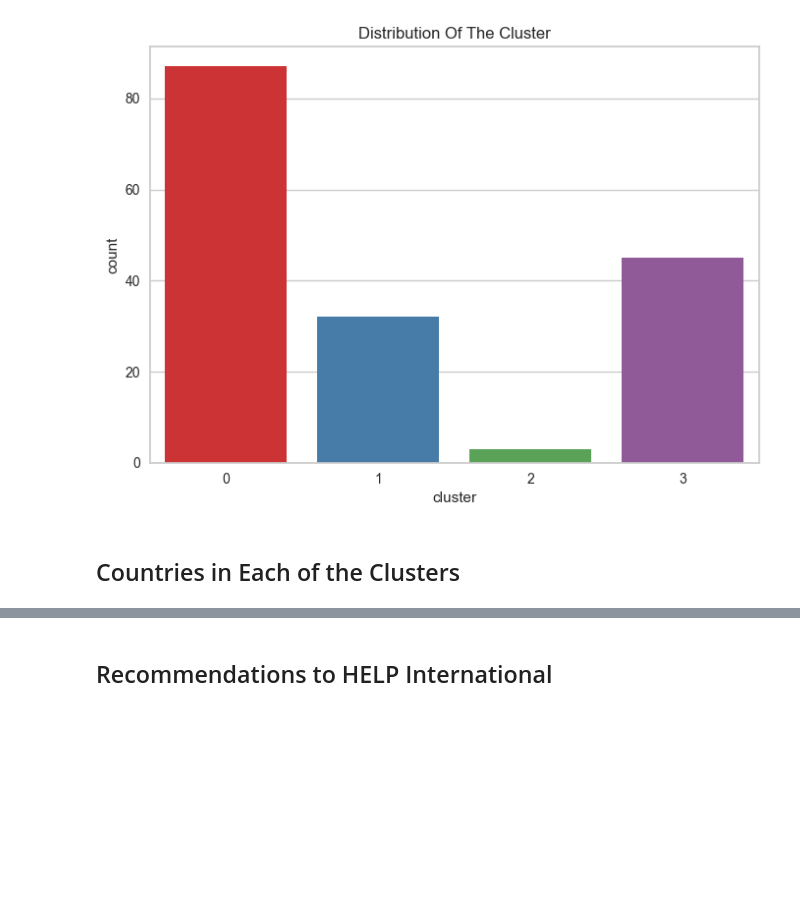
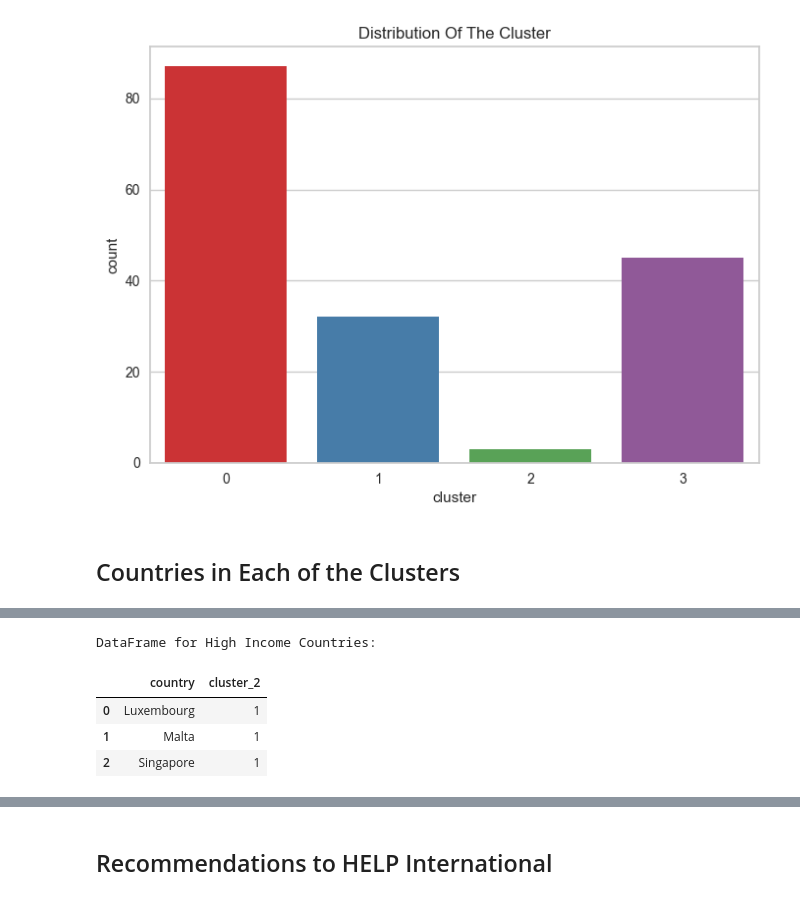
Before and after one commit to I-amyayi/Clustering-PCA, a Jupyter notebook: NGO.ipynb, the cells around one changed output, grey strips where cells are left out. Saved outputs shown, nothing was run; the diff lists cells and outputs as text; code cells hidden in the pictures; blank space fills up the shorter version.

```diff
--- a/NGO.ipynb
+++ b/NGO.ipynb
@@ -540,0 +554,9 @@ DataFrame for cluster_3:
+# %%
+print("DataFrame for High Income Countries:")
+High_Income
+# %% [output]
+DataFrame for High Income Countries:
+|  | country | cluster_2 |
+| 0 | Luxembourg | 1 |
+| 1 | Malta | 1 |
+| 2 | Singapore | 1 |
```
Also changed, not shown: parts of 4 cells of this notebook.
